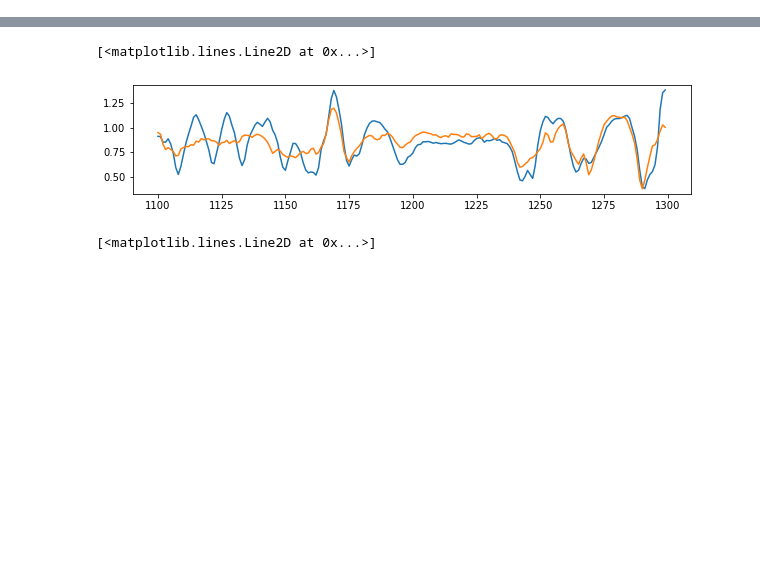
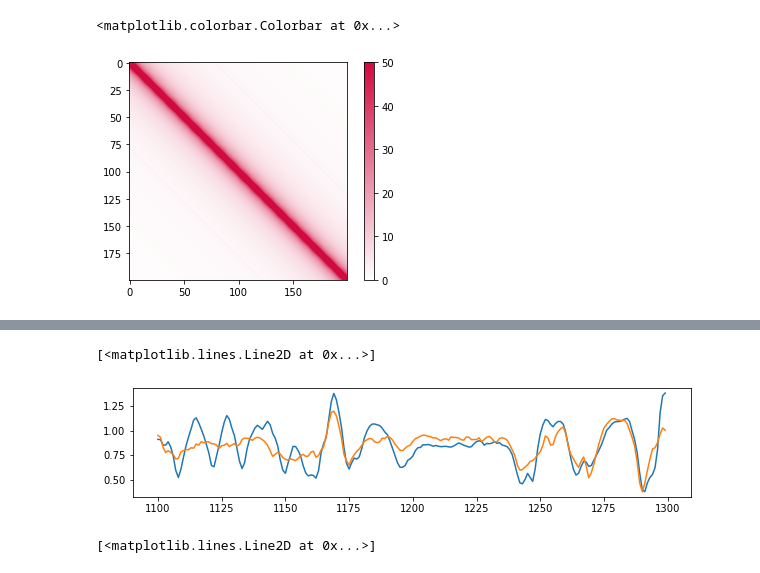
Before and after one commit to wangjk321/HiC1Dmetrics, a Jupyter notebook: ForTest.ipynb, the cells around one changed output, grey strips where cells are left out. Cells and saved outputs as stored; diff of their text form; code cells hidden in the pictures; blank space fills up the shorter version.

```diff
--- a/ForTest.ipynb
+++ b/ForTest.ipynb
@@ -13,0 +52,8 @@ cmap2= LinearSegmentedColormap.from_list("custom2",['#1310cc', '#FFFFFF', '#d10a
+# %%
+expectMT = makeExpect(rawMT)
+# %%
+plt.imshow(expectMT[1100:1300,1100:1300],cmap=cmap,clim=(0,50))
+plt.colorbar()
+# %% [output]
+<matplotlib.colorbar.Colorbar at 0x...>
+[figure, added]
```
Also changed, not shown: parts of 22 cells of this notebook, 2 other files.
